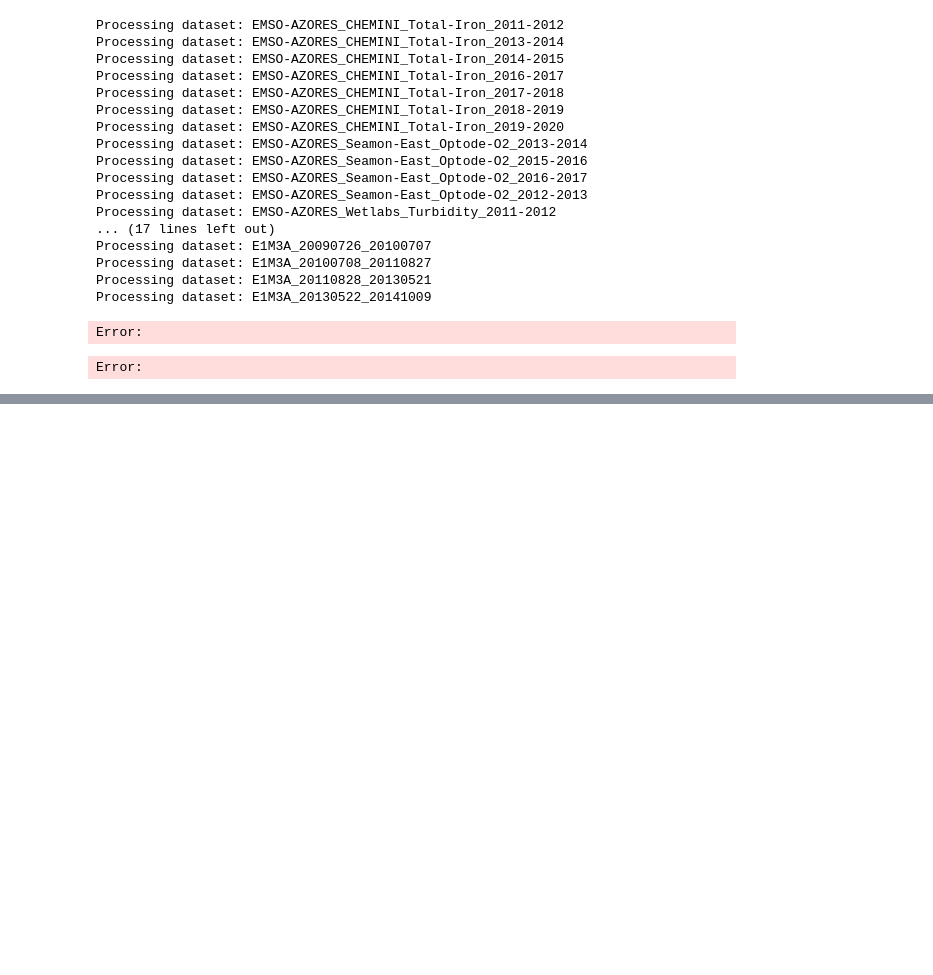
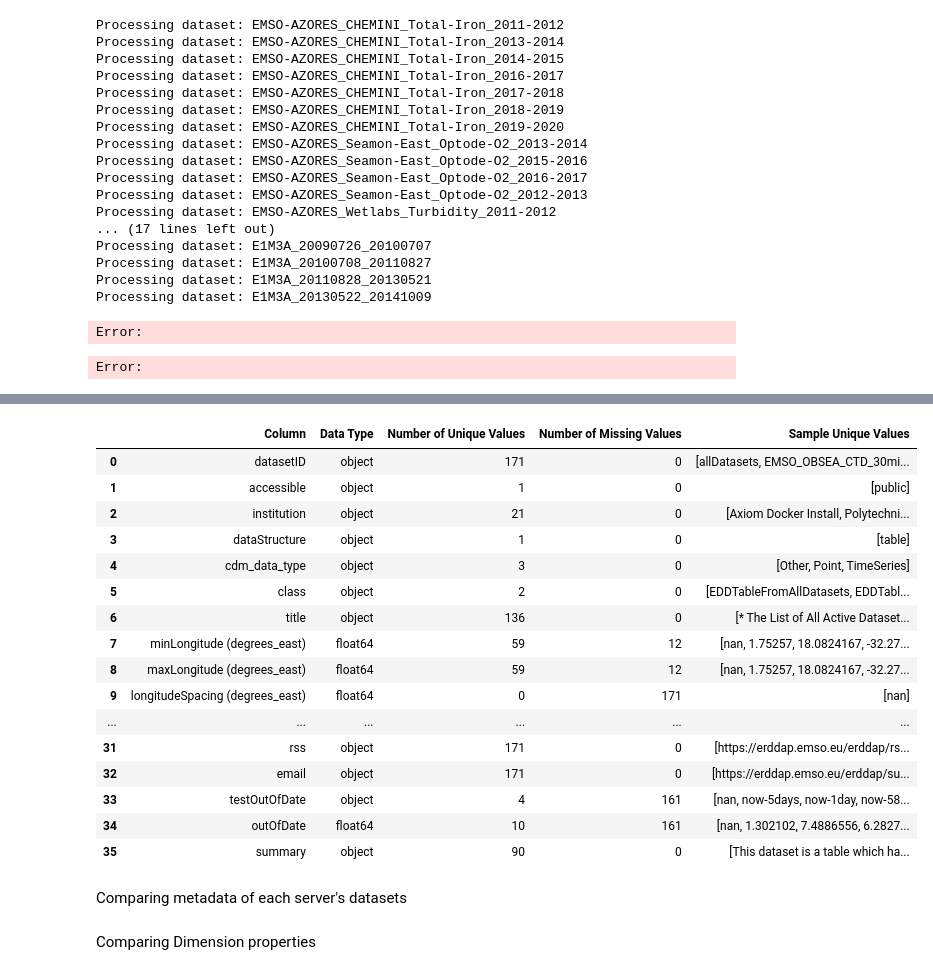
Before and after one commit to vliz-be-opsci/george-analysis, a Jupyter notebook: notebooks/EMSO-ERIC-ERDDAPserver.ipynb, the cells around one changed output, grey strips where cells are left out. Drawn from its saved outputs; the diff is of its cells as text; code cells hidden in the pictures; blank space fills up the shorter version.

```diff
--- a/notebooks/EMSO-ERIC-ERDDAPserver.ipynb
+++ b/notebooks/EMSO-ERIC-ERDDAPserver.ipynb
@@ -366,0 +464,24 @@ Comparing the properties between ERDDAP servers (ARGO & EMSO ERDDAP servers)
+# %%
+# Get summary
+EMSO_summary_df = summarize_dataframe(EMSO_general_metadata)
+EMSO_summary_df
+# %% [output]
+|  | Column | Data Type | Number of Unique Values | Number of Missing Values | Sample Unique Values |
+| 0 | datasetID | object | 171 | 0 | [allDatasets, EMSO_OBSEA_CTD_30mi... |
+| 1 | accessible | object | 1 | 0 | [public] |
+| 2 | institution | object | 21 | 0 | [Axiom Docker Install, Polytechni... |
+| 3 | dataStructure | object | 1 | 0 | [table] |
+| 4 | cdm_data_type | object | 3 | 0 | [Other, Point, TimeSeries] |
+| 5 | class | object | 2 | 0 | [EDDTableFromAllDatasets, EDDTabl... |
+| 6 | title | object | 136 | 0 | [* The List of All Active Dataset... |
+| 7 | minLongitude (degrees_east) | float64 | 59 | 12 | [nan, 1.75257, 18.0824167, -32.27... |
+| 8 | maxLongitude (degrees_east) | float64 | 59 | 12 | [nan, 1.75257, 18.0824167, -32.27... |
+| 9 | longitudeSpacing (degrees_east) | float64 | 0 | 171 | [nan] |
+| ... | ... | ... | ... | ... | ... |
+| 31 | rss | object | 171 | 0 | [https://erddap.emso.eu/erddap/rs... |
+| 32 | email | object | 171 | 0 | [https://erddap.emso.eu/erddap/su... |
+| 33 | testOutOfDate | object | 4 | 161 | [nan, now-5days, now-1day, now-58... |
+| 34 | outOfDate | float64 | 10 | 161 | [nan, 1.302102, 7.4886556, 6.2827... |
+| 35 | summary | object | 90 | 0 | [This dataset is a table which ha... |
+# %% [markdown]
+Comparing metadata of each server's datasets
@@ -366,0 +493,2 @@ Comparing the properties between ERDDAP servers (ARGO & EMSO ERDDAP servers)
+# %% [markdown]
+Comparing Dimension properties
```
Also changed, not shown: parts of 34 cells of this notebook, 10 other files.
